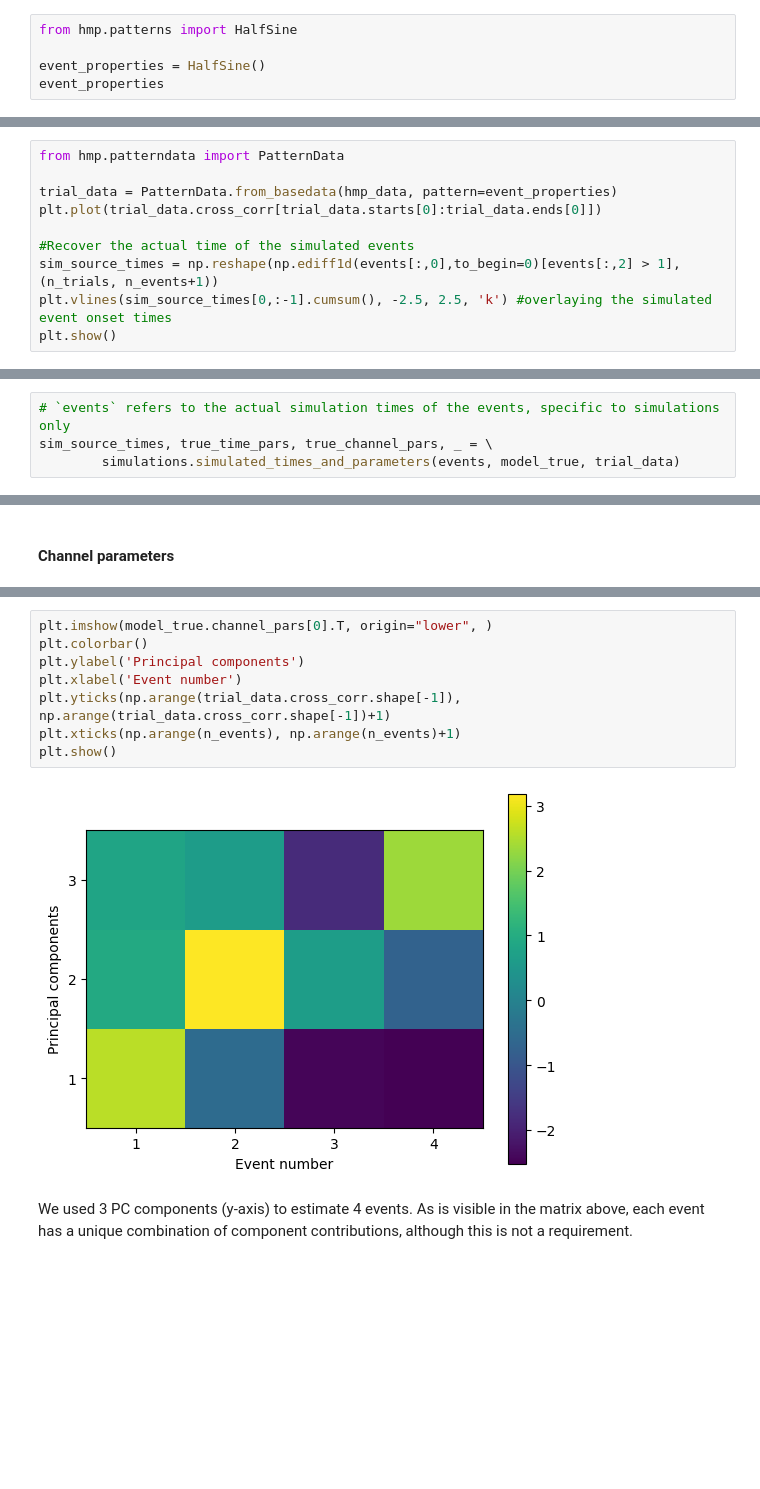
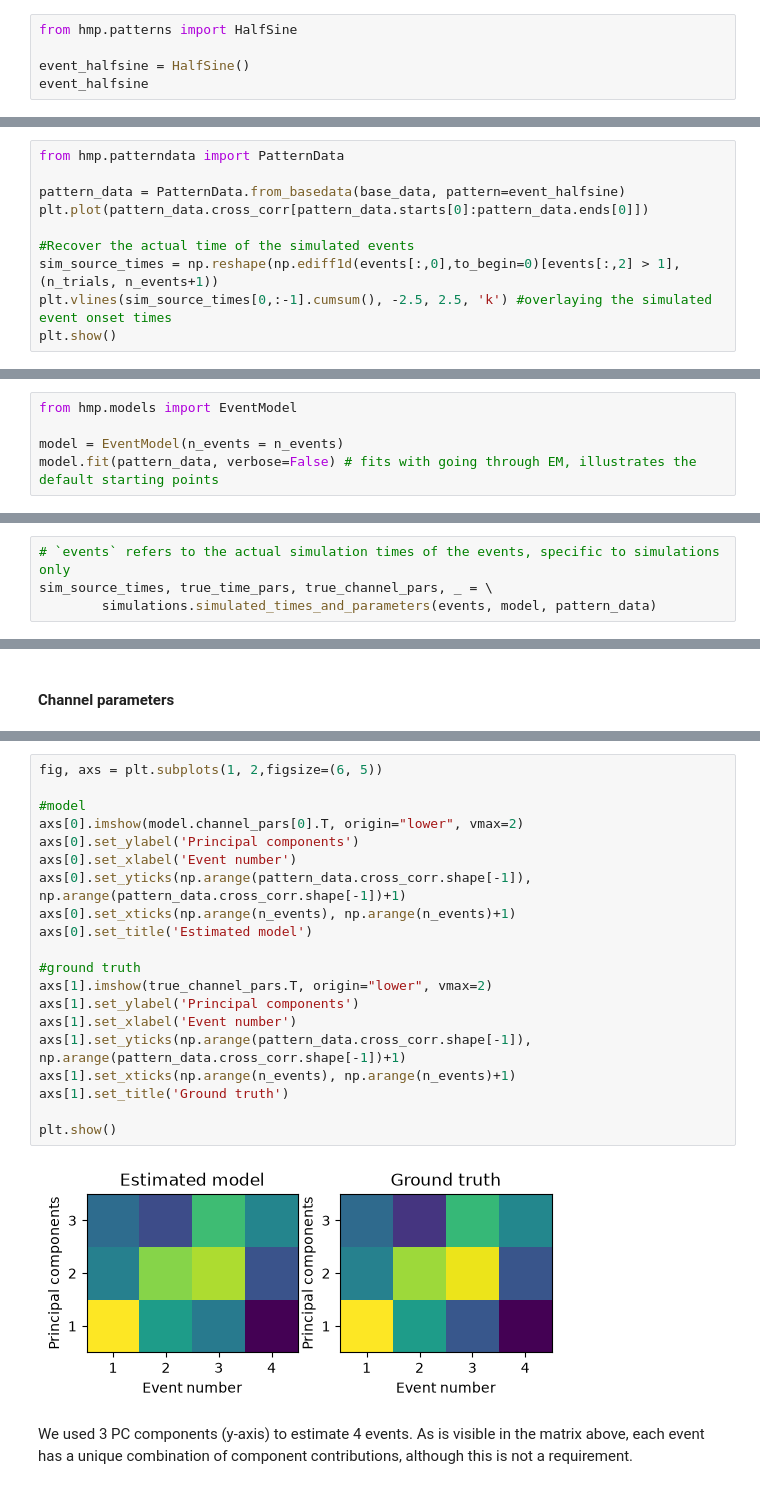
Before and after one commit to JoKra1/hsmm_mvpy, a Jupyter notebook: docs/source/notebooks/1-How_HMP_works.ipynb, the cells around one changed output, grey strips where cells are left out. Saved outputs shown, nothing was run; the diff lists cells and outputs as text; blank space fills up the shorter version.

```diff
--- a/docs/source/notebooks/1-How_HMP_works.ipynb
+++ b/docs/source/notebooks/1-How_HMP_works.ipynb
@@ -237,8 +237,8 @@ The standard 50ms half-sine can be created by invoking the `HalfSine` class. The
 # %%
 from hmp.patterns import HalfSine
 
-event_properties = HalfSine()
-event_properties
+event_halfsine = HalfSine()
+event_halfsine
 # %% [output]
 <hmp.patterns.HalfSine at 0x...>
 # %% [markdown]
@@ -271,8 +276,8 @@ Below, we plot those cross-correlated values; the vertical lines indicate the st
 # %%
 from hmp.patterndata import PatternData
 
-trial_data = PatternData.from_basedata(hmp_data, pattern=event_properties)
-plt.plot(trial_data.cross_corr[trial_data.starts[0]:trial_data.ends[0]])
+pattern_data = PatternData.from_basedata(base_data, pattern=event_halfsine)
+plt.plot(pattern_data.cross_corr[pattern_data.starts[0]:pattern_data.ends[0]])
 
 #Recover the actual time of the simulated events
 sim_source_times = np.reshape(np.ediff1d(events[:,0],to_begin=0)[events[:,2] > 1], (n_trials, n_events+1))
@@ -335 +336,6 @@ model_true.fit(trial_data, verbose=False)# Just to illustrate the default starti
+# %%
+from hmp.models import EventModel
+
+model = EventModel(n_events = n_events)
+model.fit(pattern_data, verbose=False) # fits with going through EM, illustrates the default starting points
 # %% [markdown]
@@ -337,7 +343,7 @@ Given an expected number of events, the model will estimate the parameters of th
 # %%
 # `events` refers to the actual simulation times of the events, specific to simulations only
 sim_source_times, true_time_pars, true_channel_pars, _ = \
-        simulations.simulated_times_and_parameters(events, model_true, trial_data)
+        simulations.simulated_times_and_parameters(events, model, pattern_data)
 # %% [markdown]
 #### Time parameters
 # %% [markdown]
@@ -389,13 +423,25 @@ Again if we represent this visually we observe the following plot
 # %%
-plt.imshow(model_true.channel_pars[0].T, origin="lower", )
-plt.colorbar()
-plt.ylabel('Principal components')
-plt.xlabel('Event number')
-plt.yticks(np.arange(trial_data.cross_corr.shape[-1]), np.arange(trial_data.cross_corr.shape[-1])+1)
-plt.xticks(np.arange(n_events), np.arange(n_events)+1)
+fig, axs = plt.subplots(1, 2,figsize=(6, 5))
+
+#model
+axs[0].imshow(model.channel_pars[0].T, origin="lower", vmax=2)
+axs[0].set_ylabel('Principal components')
+axs[0].set_xlabel('Event number')
+axs[0].set_yticks(np.arange(pattern_data.cross_corr.shape[-1]), np.arange(pattern_data.cross_corr.shape[-1])+1)
+axs[0].set_xticks(np.arange(n_events), np.arange(n_events)+1)
+axs[0].set_title('Estimated model')
+
+#ground truth
+axs[1].imshow(true_channel_pars.T, origin="lower", vmax=2)
+axs[1].set_ylabel('Principal components')
+axs[1].set_xlabel('Event number')
+axs[1].set_yticks(np.arange(pattern_data.cross_corr.shape[-1]), np.arange(pattern_data.cross_corr.shape[-1])+1)
+axs[1].set_xticks(np.arange(n_events), np.arange(n_events)+1)
+axs[1].set_title('Ground truth')
+
 plt.show()
 # %% [output]
-[figure, old version]
+[figure, new version]
 # %% [markdown]
 We used 3 PC components (y-axis) to estimate 4 events. As is visible in the matrix above, each event has a unique combination of component contributions, although this is not a requirement.
 # %% [markdown]
```
Also changed, not shown: parts of 63 cells of this notebook, 9 other files.
